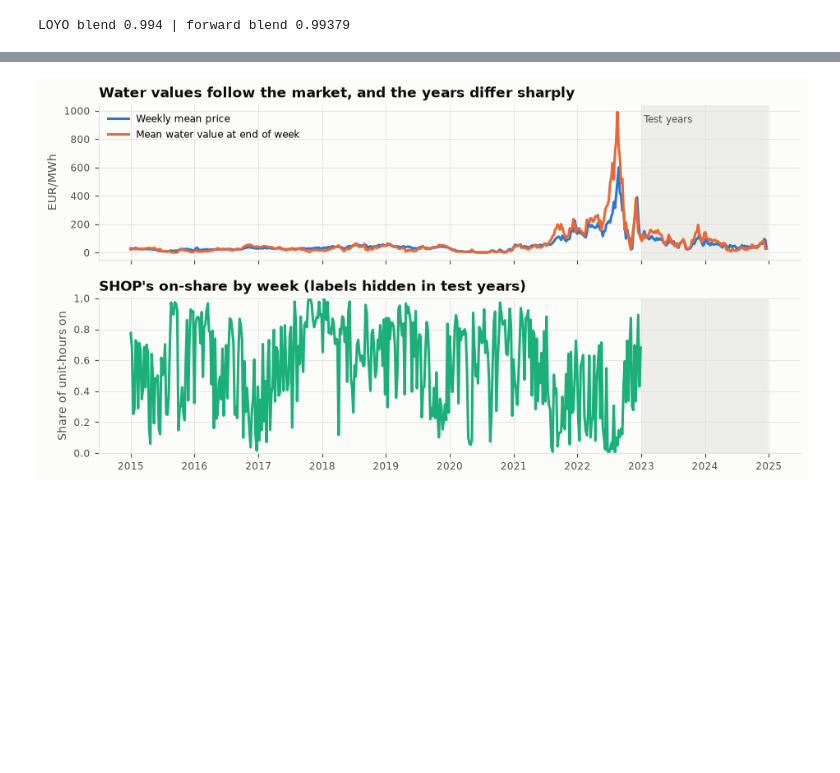
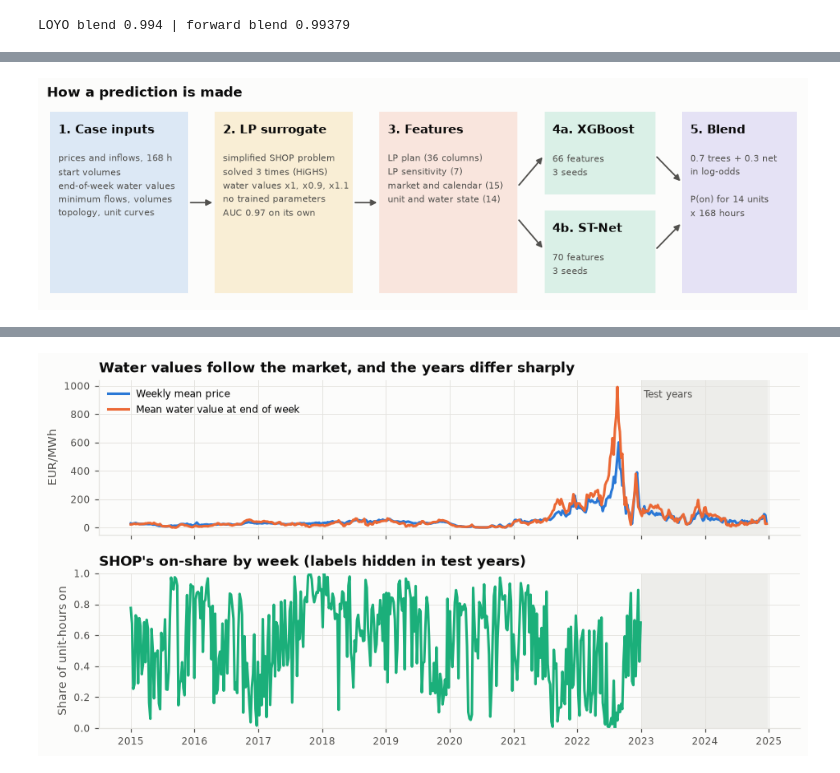
Before and after one commit to MartinNordli/Unit-Commitment-Problem, a Jupyter notebook: submission/Report.ipynb, the cells around one changed output, grey strips where cells are left out. Drawn from its saved outputs; the diff is of its cells as text; code cells hidden in the pictures; blank space fills up the shorter version.

```diff
--- a/submission/Report.ipynb
+++ b/submission/Report.ipynb
@@ -100,0 +77,15 @@ Sources: the task description, the dataset documentation, the SHOP documentation
+# %%
+fig, ax = plt.subplots(figsize=(11, 2.9)); ax.set_xlim(0, 11.2); ax.set_ylim(.35, 2.85); ax.axis("off")
+def box(x, y, w, h, title, body, col):
+    ax.add_patch(plt.Rectangle((x, y), w, h, fc=col, ec="none", alpha=.15))
+    ax.text(x + .12, y + h - .16, title, fontsize=9.5, fontweight="bold", color=INK, va="top"); ax.text(x + .12, y + h - .5, body, fontsize=7.4, color=MUTED, va="top", linespacing=1.5)
+def arrow(x0, y0, x1, y1): ax.annotate("", xy=(x1, y1), xytext=(x0, y0), arrowprops=dict(arrowstyle="-|>", color=MUTED, lw=1.2))
+box(.05, .45, 2.05, 2.3, "1. Case inputs", "prices and inflows, 168 h\nstart volumes\nend-of-week water values\nminimum flows, volumes\ntopology, unit curves", BLUE)
+box(2.5, .45, 2.05, 2.3, "2. LP surrogate", "simplified SHOP problem\nsolved 3 times (HiGHS)\nwater values x1, x0.9, x1.1\nno trained parameters\nAUC 0.97 on its own", YELLOW)
+box(4.95, .45, 2.05, 2.3, "3. Features", "LP plan (36 columns)\nLP sensitivity (7)\nmarket and calendar (15)\nunit and water state (14)", ORANGE)
+box(7.4, 1.7, 1.65, 1.05, "4a. XGBoost", "66 features\n3 seeds", AQUA); box(7.4, .45, 1.65, 1.05, "4b. ST-Net", "70 features\n3 seeds", AQUA)
+box(9.45, .45, 1.7, 2.3, "5. Blend", "0.7 trees + 0.3 net\nin log-odds\n\nP(on) for 14 units\nx 168 hours", VIOLET)
+arrow(2.1, 1.6, 2.5, 1.6); arrow(4.55, 1.6, 4.95, 1.6); arrow(7.0, 1.8, 7.4, 2.2); arrow(7.0, 1.4, 7.4, 1.0); arrow(9.05, 2.2, 9.45, 1.85); arrow(9.05, 1.0, 9.45, 1.35)
+ax.set_title("How a prediction is made"); plt.show()
+# %% [output]
+[figure, added]
```
Also changed, not shown: parts of 59 cells of this notebook, 3 other files.
